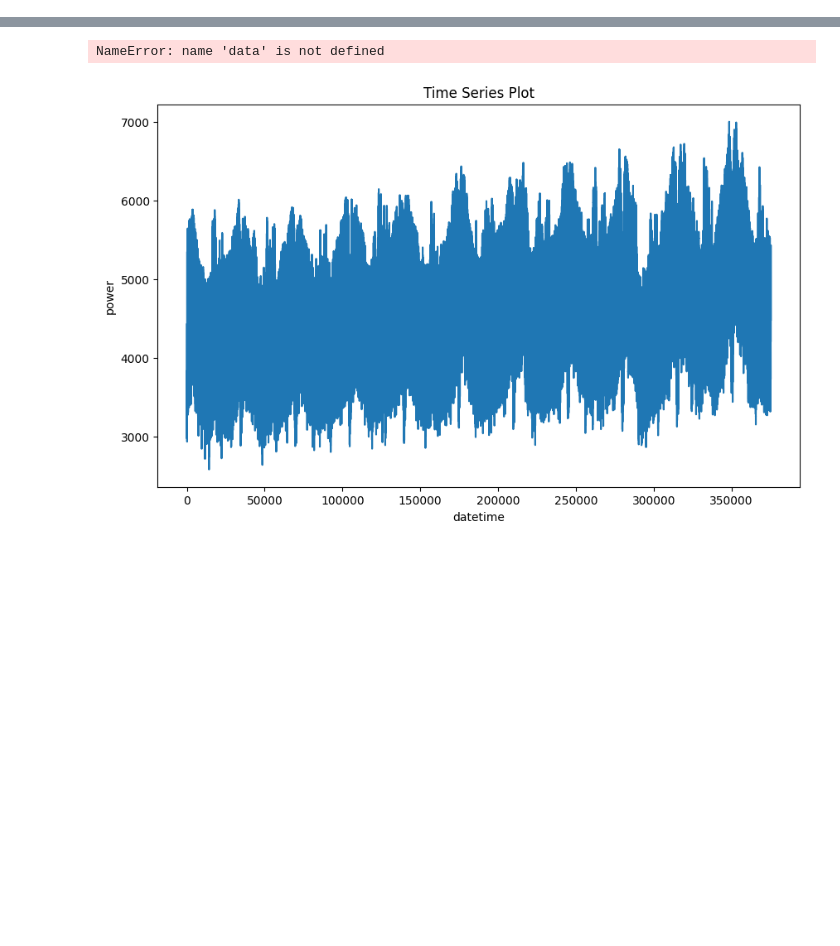
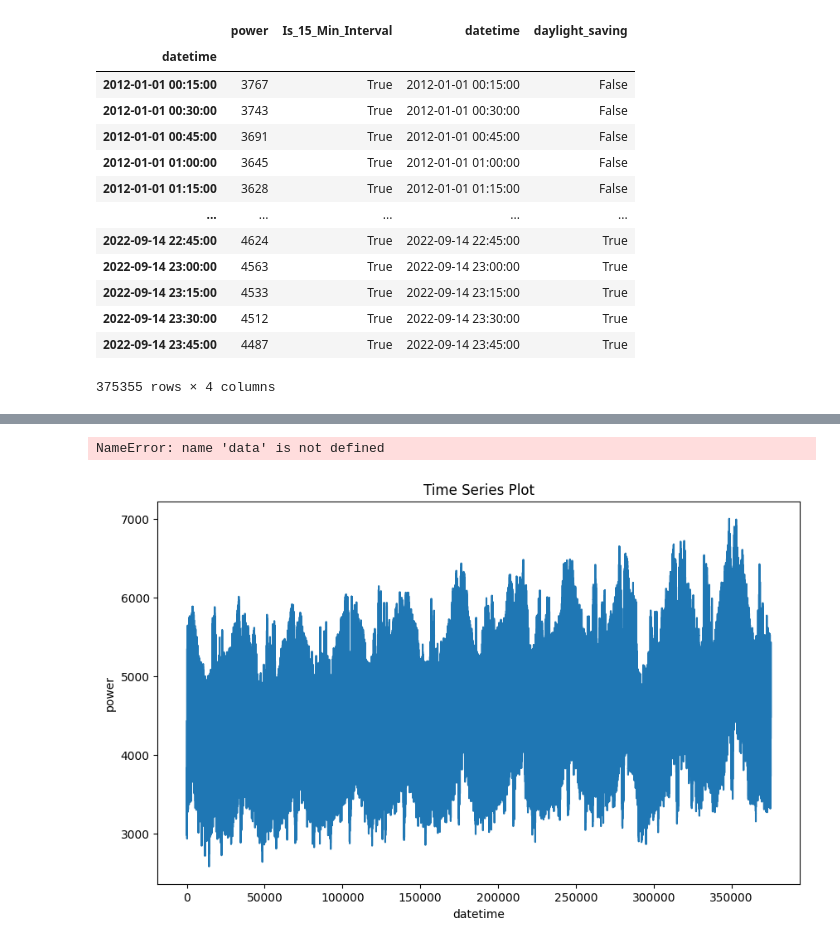
Before and after one commit to cgassman/electricistan, a Jupyter notebook: notebook_first_try.ipynb, the cells around one changed output, grey strips where cells are left out. Saved outputs shown, nothing was run; the diff lists cells and outputs as text; code cells hidden in the pictures; blank space fills up the shorter version.

```diff
--- a/notebook_first_try.ipynb
+++ b/notebook_first_try.ipynb
@@ -39,0 +88,30 @@ The time series does not have a consistent 15-minute frequency.
+# %%
+daylight_saving_time = False
+for index, row in data.iterrows():
+    if not row['Is_15_Min_Interval'] and not daylight_saving_time:
+        daylight_saving_time = True
+
+    elif not row['Is_15_Min_Interval'] and daylight_saving_time:
+        daylight_saving_time = False
+
+    if daylight_saving_time:
+        data.at[index,'daylight_saving'] = True
+    else:
+        data.at[index,'daylight_saving'] = False
+
+display(data)
+# %% [output]
+|  | power | Is_15_Min_Interval | datetime | daylight_saving |
+| datetime |  |  |  |  |
+| 2012-01-01 00:15:00 | 3767 | True | 2012-01-01 00:15:00 | False |
+| 2012-01-01 00:30:00 | 3743 | True | 2012-01-01 00:30:00 | False |
+| 2012-01-01 00:45:00 | 3691 | True | 2012-01-01 00:45:00 | False |
+| 2012-01-01 01:00:00 | 3645 | True | 2012-01-01 01:00:00 | False |
+| 2012-01-01 01:15:00 | 3628 | True | 2012-01-01 01:15:00 | False |
+| ... | ... | ... | ... | ... |
+| 2022-09-14 22:45:00 | 4624 | True | 2022-09-14 22:45:00 | True |
+| 2022-09-14 23:00:00 | 4563 | True | 2022-09-14 23:00:00 | True |
+| 2022-09-14 23:15:00 | 4533 | True | 2022-09-14 23:15:00 | True |
+| 2022-09-14 23:30:00 | 4512 | True | 2022-09-14 23:30:00 | True |
+| 2022-09-14 23:45:00 | 4487 | True | 2022-09-14 23:45:00 | True |
+375355 rows × 4 columns
```
Also changed, not shown: parts of 11 cells of this notebook.
